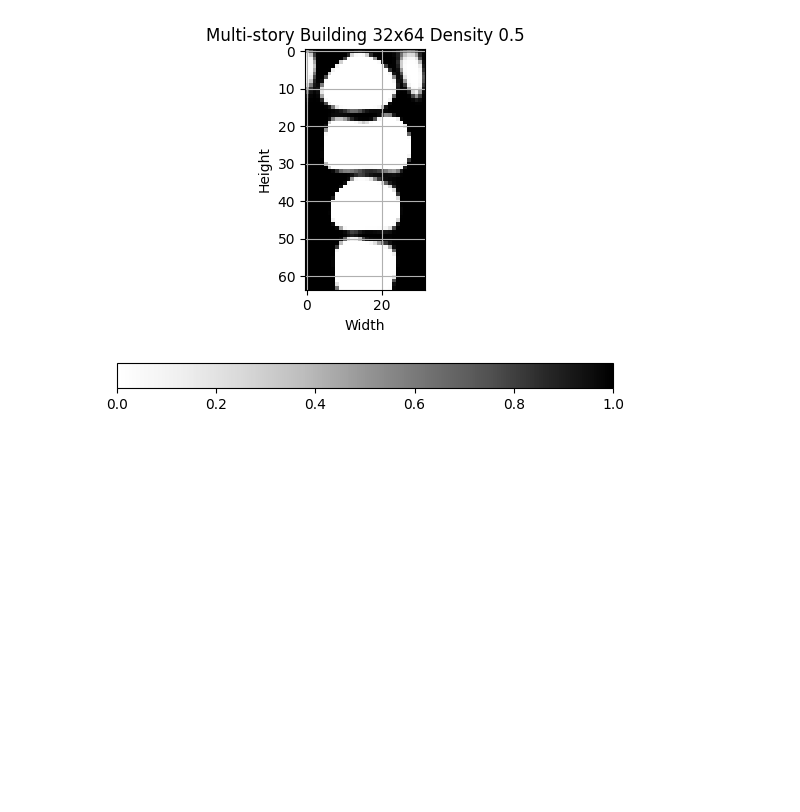
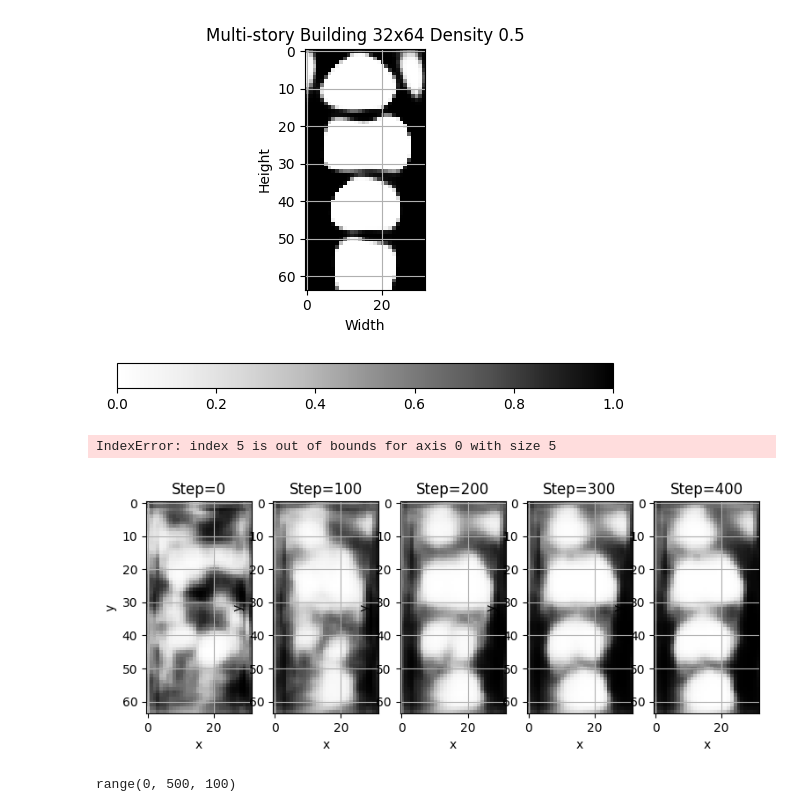
Before and after one commit to sun-umn/NCVX-Neural-Structural-Optimization, a Jupyter notebook: notebooks/Structural Optimization - PyGranso 🧨.ipynb, the cells around one changed output. Saved outputs shown, nothing was run; the diff lists cells and outputs as text; code cells hidden in the pictures; blank space fills up the shorter version.

Commit message:
updating plot

```diff
--- a/notebooks/Structural Optimization - PyGranso 🧨.ipynb
+++ b/notebooks/Structural Optimization - PyGranso 🧨.ipynb
@@ -309,3 +309,29 @@ fig.colorbar(im, orientation="horizontal", pad=0.2)
 # %% [output]
 <matplotlib.colorbar.Colorbar at 0x...>
 [figure]
+# %%
+# # Get the final frame
+# # final_frame = render[-1].detach().numpy()
+# frames = [25, 50, 100, 300, 450]
+
+# Create a figure and axis
+fig, axes = plt.subplots(1, 5, figsize=(9, 6))
+axes = axes.flatten()
+
+for idx, frames in enumerate(range(0, 550, 100)):
+    # Show the structure in grayscale
+    im = axes[idx].imshow(designs[frames].detach().numpy(), cmap='Greys')
+    axes[idx].set_ylabel('y')
+    axes[idx].set_xlabel('x')
+    axes[idx].grid()
+    axes[idx].set_title(f'Step={frames}')
+
+plt.suptitle('Multi-story Building 32x64 Density 0.5')
+fig.tight_layout()
+# %% [output]
+IndexError: index 5 is out of bounds for axis 0 with size 5
+[figure, added]
+# %%
+range(0, 500, 100)
+# %% [output]
+range(0, 500, 100)
```
